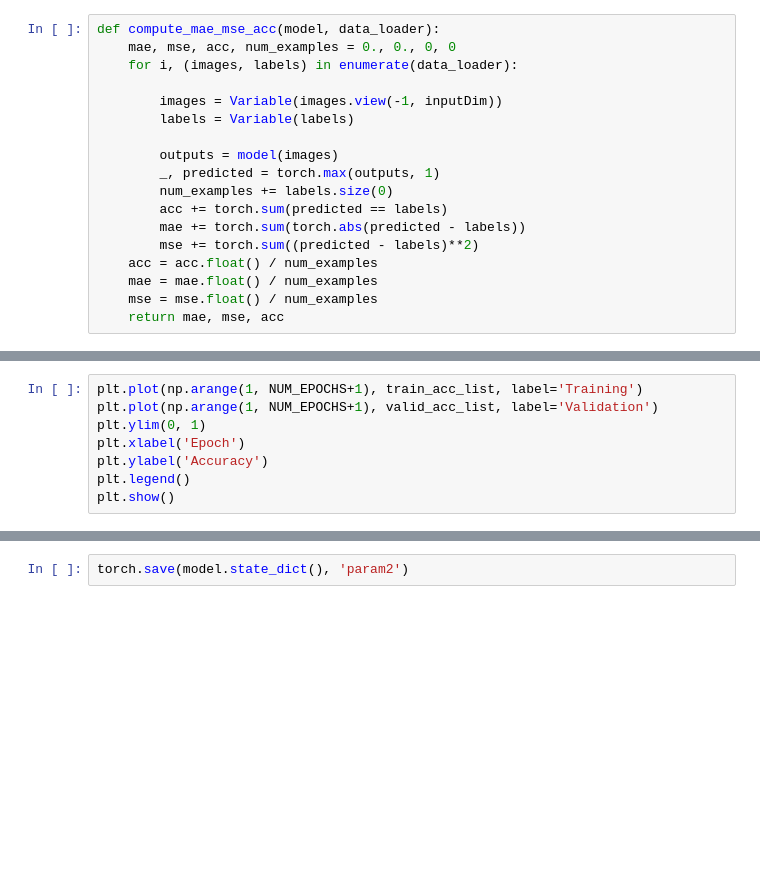
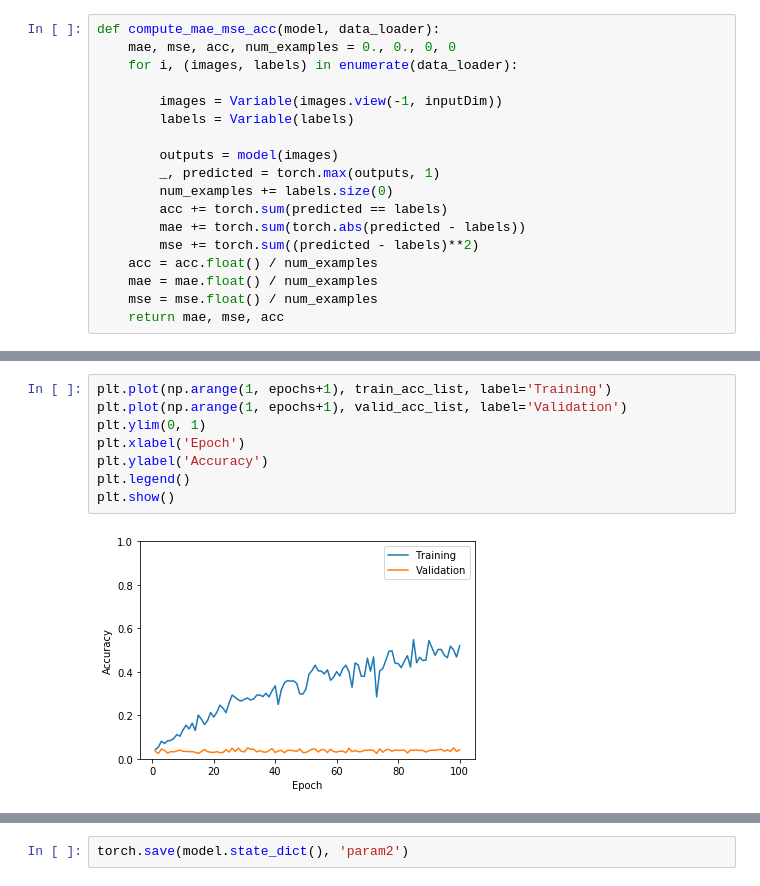
Before and after one commit to oopDaniel/AgeEstimator, a Jupyter notebook: server/models/regression/regression.ipynb, the cells around one changed output, grey strips where cells are left out. Drawn from its saved outputs; the diff is of its cells as text; blank space fills up the shorter version.

```diff
--- a/server/models/regression/regression.ipynb
+++ b/server/models/regression/regression.ipynb
@@ -269,11 +273,13 @@ plt.show()
 # %%
-plt.plot(np.arange(1, NUM_EPOCHS+1), train_acc_list, label='Training')
-plt.plot(np.arange(1, NUM_EPOCHS+1), valid_acc_list, label='Validation')
+plt.plot(np.arange(1, epochs+1), train_acc_list, label='Training')
+plt.plot(np.arange(1, epochs+1), valid_acc_list, label='Validation')
 plt.ylim(0, 1)
 plt.xlabel('Epoch')
 plt.ylabel('Accuracy')
 plt.legend()
 plt.show()
+# %% [output]
+[figure, added]
 # %%
 with torch.set_grad_enabled(False):
     test_mae, test_mse, test_acc = compute_mae_mse_acc(model=model, data_loader=test_loader)
```
Also changed, not shown: parts of 8 cells of this notebook.
